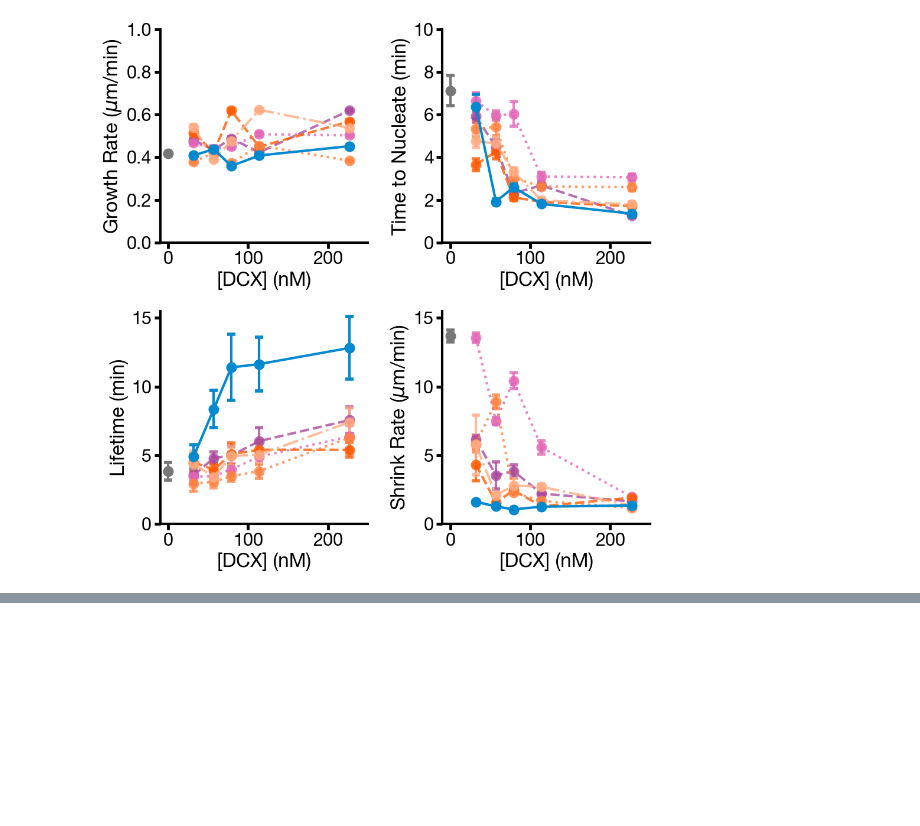
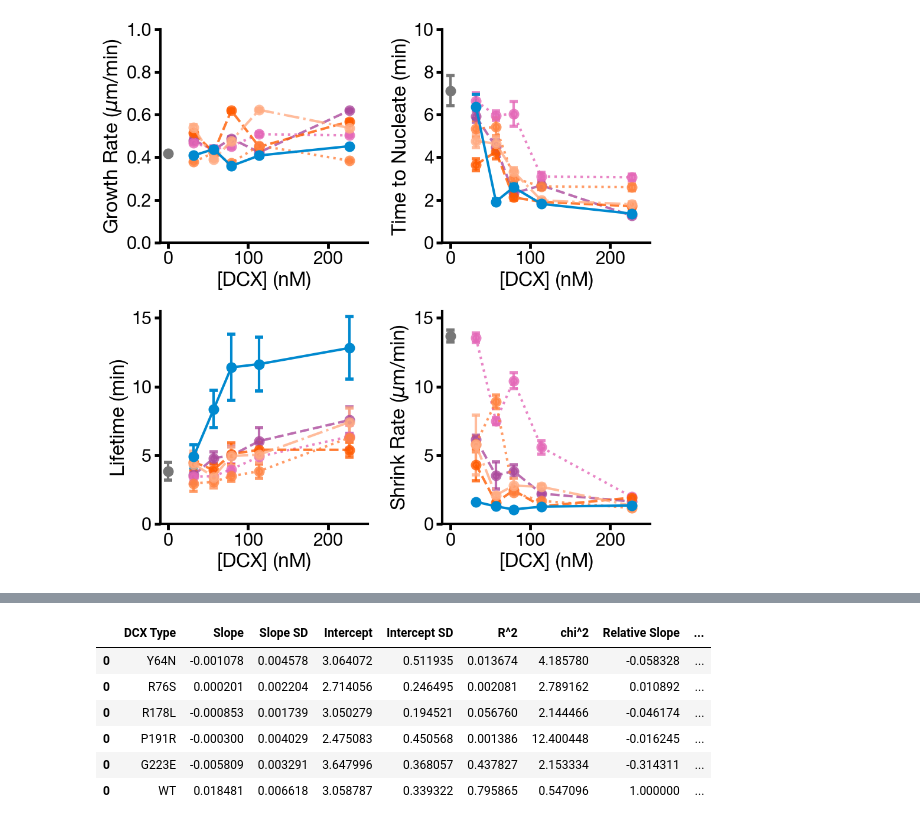
Before and after one commit to sofiacruzt/sofia-brouhardlab, a Jupyter notebook: dynamics/EJCB2023/Lifetime_HillFit.ipynb, the cells around one changed output, grey strips where cells are left out. Cells and saved outputs as stored; diff of their text form; code cells hidden in the pictures; blank space fills up the shorter version.

```diff
--- a/dynamics/EJCB2023/Lifetime_HillFit.ipynb
+++ b/dynamics/EJCB2023/Lifetime_HillFit.ipynb
@@ -892,0 +907,8 @@ plt.savefig(newmydir/('joint_graphsFit_lifetimeparms_all-mutants.pdf'),bbox_inch
+# %%
+dcxtype = 'None'
+
+dcxtype_DF = ResultFit[(ResultFit[Type]==dcxtype) & (ResultFit['Parameter']==Lifetime)
+                           & (ResultFit[tubulin]==6)].dropna(subset=['Coefficient'])
+
+yK0 = dcxtype_DF[(dcxtype_DF['Coefficient']==0)]['Fit'].values
+yth0 = dcxtype_DF[(dcxtype_DF['Coefficient']==1)]['Fit'].values
@@ -892,0 +1105,11 @@ plt.savefig(newmydir/('joint_graphsFit_lifetimeparms_all-mutants.pdf'),bbox_inch
+# %%
+lin_fit_results = pd.DataFrame(columns=[] , index=[])
+
+for dcxtype in ResultFit[Type].unique()[1:]:#ResultFit[Type].unique(): #data[Type].unique(): #['None','R76S','P191R','WT']
+
+    p , SElin, R, chi = lin_fit2(dcxtype,2)
+
+    results0 = {'DCX Type': [dcxtype], 'Slope': [p[0]], 'Slope SD': [SElin[0]], 'Intercept': [p[1]], 'Intercept SD': [SElin[1]], 'R^2': [R], 'chi^2': [chi]}
+
+    lin_fit_results = pd.concat([lin_fit_results, pd.DataFrame(results0)], sort=False)
+lin_fit_results
@@ -892,0 +1124,33 @@ plt.savefig(newmydir/('joint_graphsFit_lifetimeparms_all-mutants.pdf'),bbox_inch
+# %%
+x,y,yerr = pickdata2('WT', 2)
+x0,y0,yerr0 = pickdata2('None', 2)
+
+X = [*x0,*x][:-2]
+Y = [*y0,*y][:-2]
+Yerr = [*yerr0,*yerr][:-2]
+
+p, cov = np.polyfit(X,Y, 1, cov=True)
+var = np.diagonal(cov) #Refer [3]
+SElin = np.sqrt(var) #Refer [4]
+
+fitY = np.multiply(X,p[0])+p[1]
+
+R = R2S(Y,fitY)
+
+chi = reduced_chi_squared(Y,fitY,Yerr,len(Y)-2)
+
+results0 = {'DCX Type': ['WT'], 'Slope': [p[0]], 'Slope SD': [SElin[0]], 'Intercept': [p[1]], 'Intercept SD': [SElin[1]], 'R^2': [R], 'chi^2': [chi]}
+lin_fit_results = pd.concat([lin_fit_results, pd.DataFrame(results0)], sort=False)
+
+lin_fit_results['Relative Slope'] = lin_fit_results['Slope']/p[0]
+lin_fit_results['Relative Slope SD'] = lin_fit_results['Slope']/p[0] * np.sqrt(np.square(SElin[0]/p[0])+np.square(lin_fit_results['Slope SD']/lin_fit_results['Slope']))
+
+lin_fit_results
+# %% [output]
+|  | DCX Type | Slope | Slope SD | Intercept | Intercept SD | R^2 | chi^2 | Relative Slope | ... |
+| 0 | Y64N | -0.001078 | 0.004578 | 3.064072 | 0.511935 | 0.013674 | 4.185780 | -0.058328 | ... |
+| 0 | R76S | 0.000201 | 0.002204 | 2.714056 | 0.246495 | 0.002081 | 2.789162 | 0.010892 | ... |
+| 0 | R178L | -0.000853 | 0.001739 | 3.050279 | 0.194521 | 0.056760 | 2.144466 | -0.046174 | ... |
+| 0 | P191R | -0.000300 | 0.004029 | 2.475083 | 0.450568 | 0.001386 | 12.400448 | -0.016245 | ... |
+| 0 | G223E | -0.005809 | 0.003291 | 3.647996 | 0.368057 | 0.437827 | 2.153334 | -0.314311 | ... |
+| 0 | WT | 0.018481 | 0.006618 | 3.058787 | 0.339322 | 0.795865 | 0.547096 | 1.000000 | ... |
```
Also changed, not shown: parts of 16 cells of this notebook, 1 other file.
